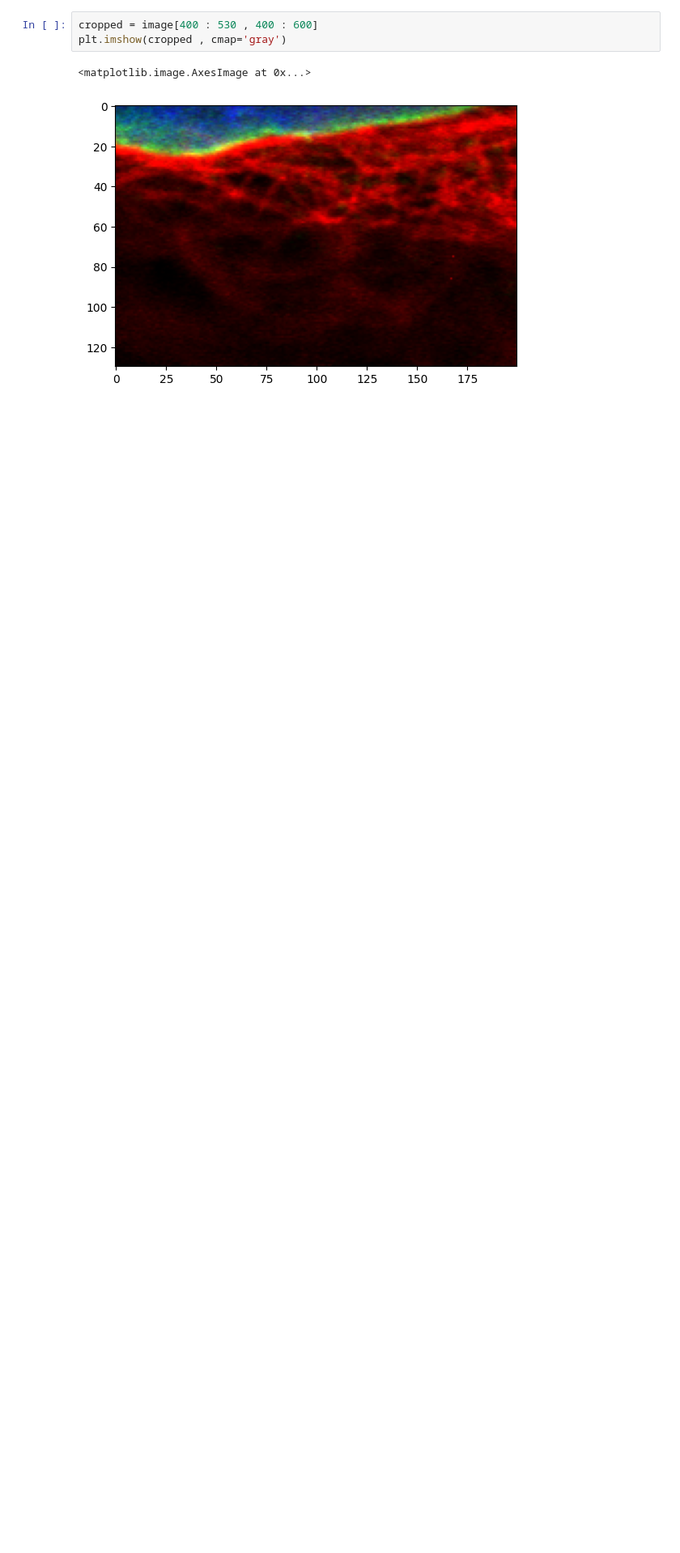
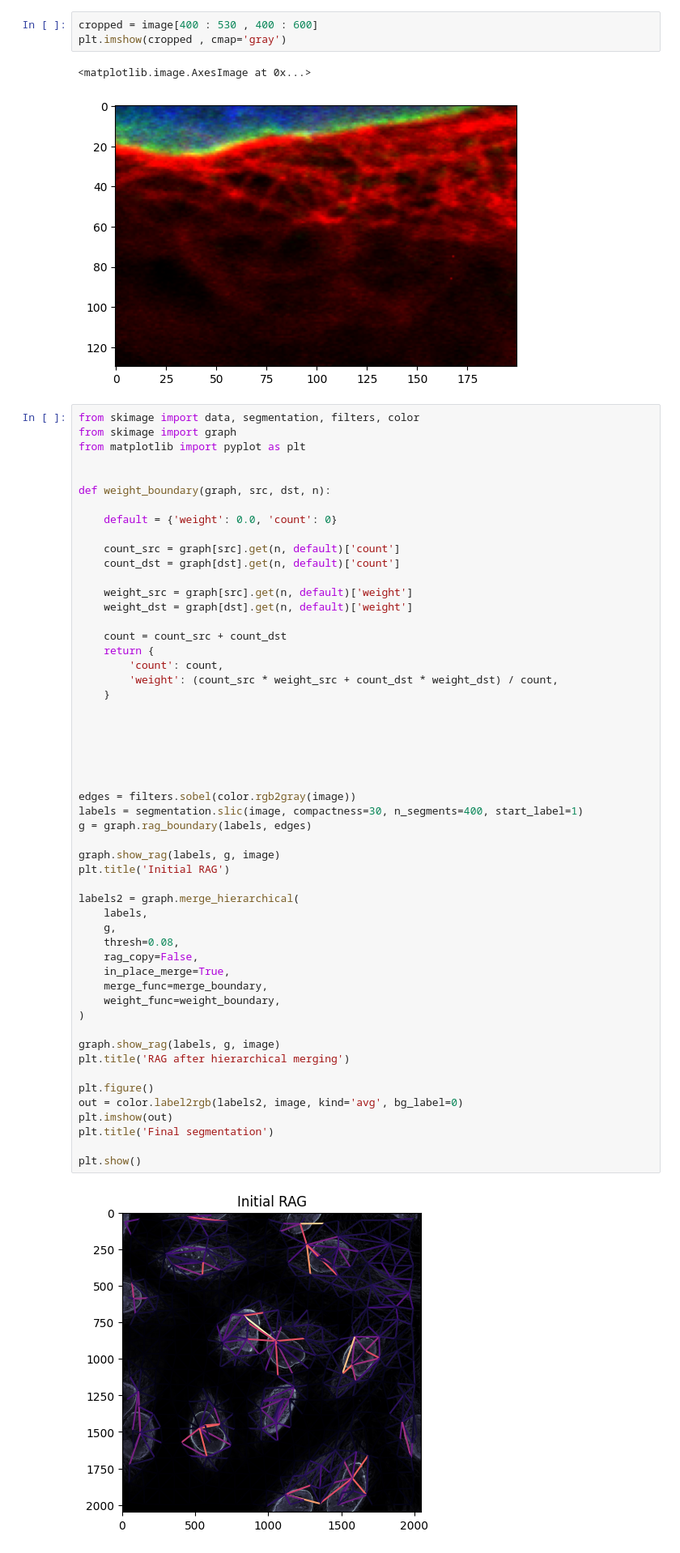
Before and after one commit to aiaaee/Analyse_Simple_Image, a Jupyter notebook: Image_Analyzing.ipynb, the cells around one changed output. Shown at 81% size. Saved outputs shown, nothing was run; the diff lists cells and outputs as text; blank space fills up the shorter version.

```diff
--- a/Image_Analyzing.ipynb
+++ b/Image_Analyzing.ipynb
@@ -66,3 +66,58 @@ plt.imshow(cropped , cmap='gray')
 # %% [output]
 <matplotlib.image.AxesImage at 0x...>
 [figure]
+# %%
+from skimage import data, segmentation, filters, color
+from skimage import graph
+from matplotlib import pyplot as plt
+
+
+def weight_boundary(graph, src, dst, n):
+
+    default = {'weight': 0.0, 'count': 0}
+
+    count_src = graph[src].get(n, default)['count']
+    count_dst = graph[dst].get(n, default)['count']
+
+    weight_src = graph[src].get(n, default)['weight']
+    weight_dst = graph[dst].get(n, default)['weight']
+
+    count = count_src + count_dst
+    return {
+        'count': count,
+        'weight': (count_src * weight_src + count_dst * weight_dst) / count,
+    }
+
+
+
+
+
+
+edges = filters.sobel(color.rgb2gray(image))
+labels = segmentation.slic(image, compactness=30, n_segments=400, start_label=1)
+g = graph.rag_boundary(labels, edges)
+
+graph.show_rag(labels, g, image)
+plt.title('Initial RAG')
+
+labels2 = graph.merge_hierarchical(
+    labels,
+    g,
+    thresh=0.08,
+    rag_copy=False,
+    in_place_merge=True,
+    merge_func=merge_boundary,
+    weight_func=weight_boundary,
+)
+
+graph.show_rag(labels, g, image)
+plt.title('RAG after hierarchical merging')
+
+plt.figure()
+out = color.label2rgb(labels2, image, kind='avg', bg_label=0)
+plt.imshow(out)
+plt.title('Final segmentation')
+
+plt.show()
+# %% [output]
+[figure, added]
```
Also changed, not shown: parts of 2 cells of this notebook.
